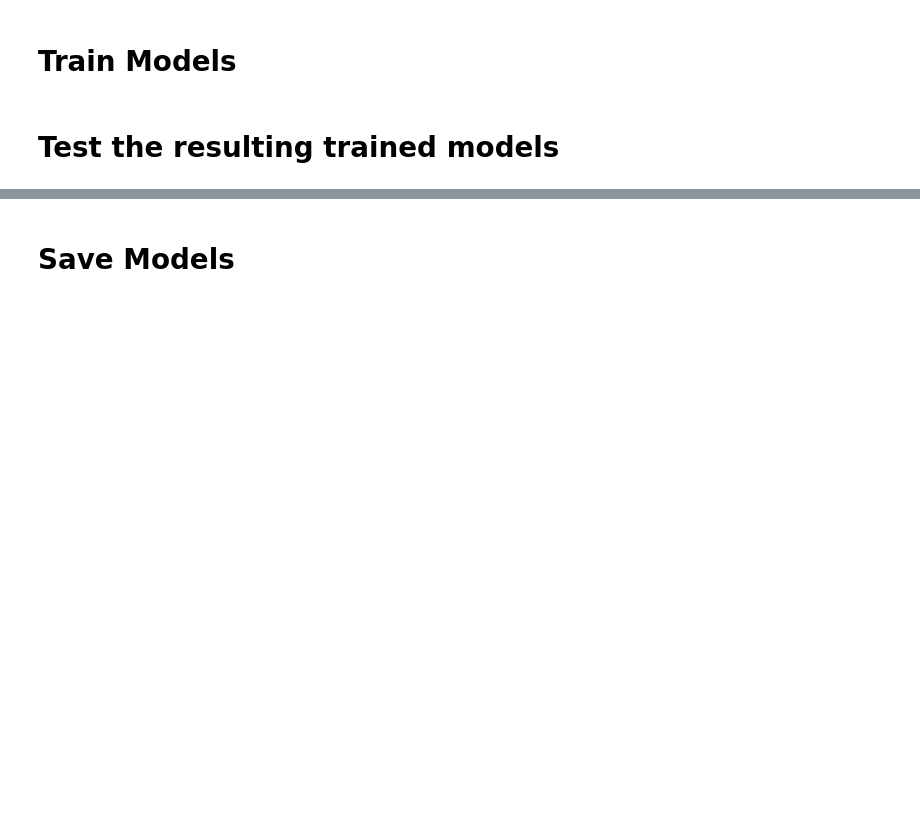
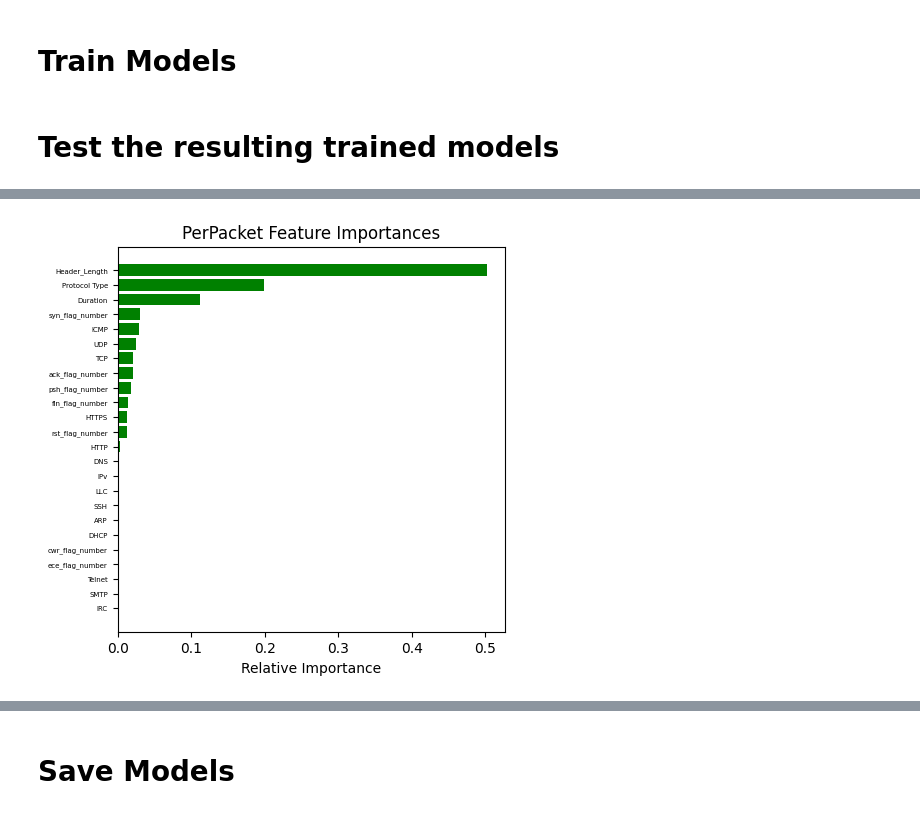
Before and after one commit to artiV4/Network-Attack-Detection, a Jupyter notebook: networkAttackClassification.ipynb, the cells around one changed output, grey strips where cells are left out. Saved outputs shown, nothing was run; the diff lists cells and outputs as text; code cells hidden in the pictures; blank space fills up the shorter version.

```diff
--- a/networkAttackClassification.ipynb
+++ b/networkAttackClassification.ipynb
@@ -913,17 +1016,46 @@ plt.show()
 # %%
-rf = joblib.load('SavedModels/PerFlow/DT.pkl')
-importances = rf.feature_importances_
+# X_columns = [
+#     'flow_duration', 'Header_Length', 'Protocol Type', 'Duration',
+#        'Rate', 'Srate', 'Drate', 'fin_flag_number', 'syn_flag_number',
+#        'rst_flag_number', 'psh_flag_number', 'ack_flag_number',
+#        'ece_flag_number', 'cwr_flag_number', 'ack_count',
+#        'syn_count', 'fin_count', 'urg_count', 'rst_count',
+#     'HTTP', 'HTTPS', 'DNS', 'Telnet', 'SMTP', 'SSH', 'IRC', 'TCP',
+#        'UDP', 'DHCP', 'ARP', 'ICMP', 'IPv', 'LLC', 'Tot sum', 'Min',
+#        'Max', 'AVG', 'Std', 'Tot size', 'IAT', 'Number', 'Magnitue',
+#        'Radius', 'Covariance', 'Variance', 'Weight',
+# ] #columns 0-45
+
+X_columns = [
+    'Header_Length', 'Protocol Type', 'Duration',
+        'fin_flag_number', 'syn_flag_number',
+       'rst_flag_number', 'psh_flag_number', 'ack_flag_number',
+       'ece_flag_number', 'cwr_flag_number',
+    'HTTP', 'HTTPS', 'DNS', 'Telnet', 'SMTP', 'SSH', 'IRC', 'TCP',
+       'UDP', 'DHCP', 'ARP', 'ICMP', 'IPv', 'LLC',
+] #columns 0-45
+
+folder = "SavedModels/PerPacket/"
+models = ["RF1.pkl", "RF2.pkl", "RF3.pkl", "DT.pkl"]
+features = X_columns
+importances = [0]*len(features)
+plt.figure(figsize=(5,5))
+plt.title('PerPacket Feature Importances')
+for model in models:
+   rf = joblib.load(folder+model)
+   importances += rf.feature_importances_
+for i in range(len(importances)):
+   importances[i] = importances[i]/len(models)
 indices = np.argsort(importances)
-features = X_columns
-plt.figure(figsize=(5,5))
-plt.title('Feature Importances')
 plt.barh(range(len(indices)), importances[indices], color='g', align='center')
-plt.yticks(fontsize=6)
+plt.yticks(fontsize=5)
 plt.yticks(range(len(indices)), [features[i] for i in indices])
-plt.xticks(np.arange(min(importances), max(importances)+0.01, 0.05))
+# plt.xticks(np.arange(min(importances), max(importances)+0.01, 0.05))
 plt.xlabel('Relative Importance')
-# plt.savefig(fname='outputs/PerPacketRFFeatureImportance.png')
+# plt.savefig(fname='outputs/PerFlowDTFeatureImportance.png')
 plt.show()
+# %% [output]
+[figure, added]
 # %%
 import matplotlib.pyplot as plt
 timingsPerPacket = [37255.85230248131,
```
Also changed, not shown: parts of 13 cells of this notebook.
